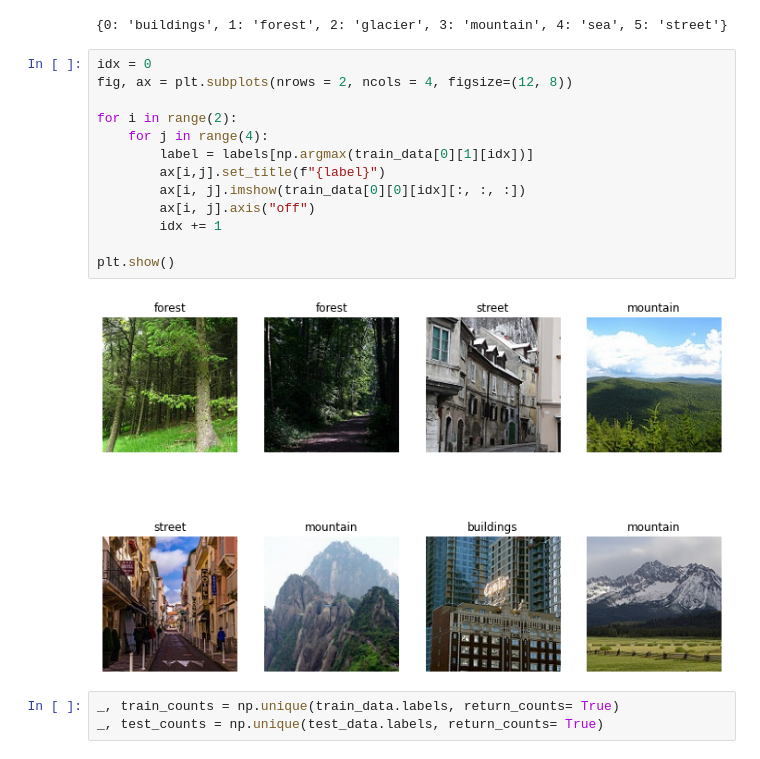
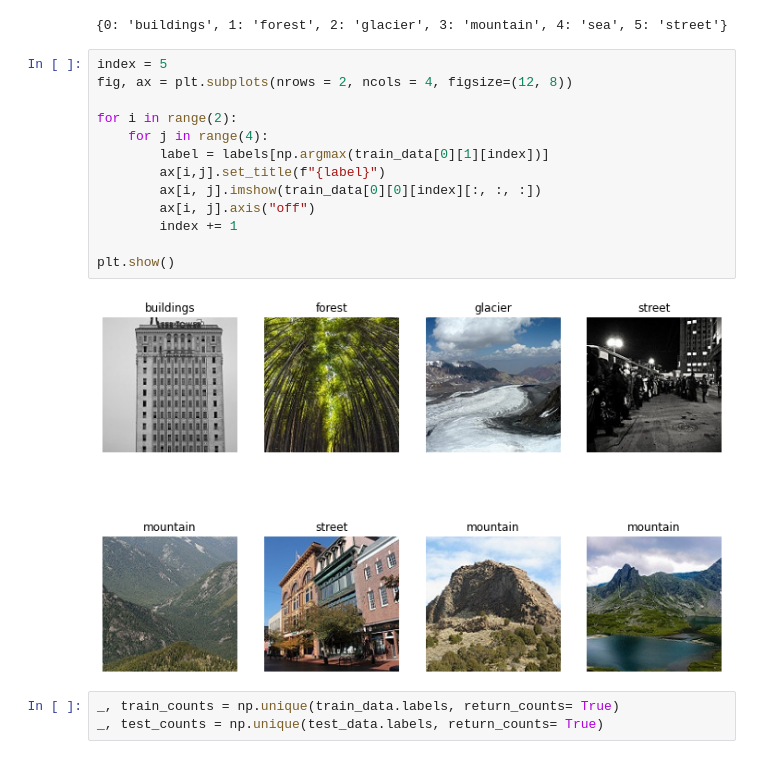
Before and after one commit to akshajt/CNN---Intel-Image-Classification, a Jupyter notebook: cnn.ipynb, the cells around one changed output. Drawn from its saved outputs; the diff is of its cells as text.

```diff
--- a/cnn.ipynb
+++ b/cnn.ipynb
@@ -85,20 +59,20 @@ print(labels)
 # %% [output]
 {0: 'buildings', 1: 'forest', 2: 'glacier', 3: 'mountain', 4: 'sea', 5: 'street'}
 # %%
-idx = 0
+index = 5
 fig, ax = plt.subplots(nrows = 2, ncols = 4, figsize=(12, 8))
 
 for i in range(2):
     for j in range(4):
-        label = labels[np.argmax(train_data[0][1][idx])]
+        label = labels[np.argmax(train_data[0][1][index])]
         ax[i,j].set_title(f"{label}")
-        ax[i, j].imshow(train_data[0][0][idx][:, :, :])
+        ax[i, j].imshow(train_data[0][0][index][:, :, :])
         ax[i, j].axis("off")
-        idx += 1
+        index += 1
 
 plt.show()
 # %% [output]
-[figure, old version]
+[figure, new version]
 # %%
 _, train_counts = np.unique(train_data.labels, return_counts= True)
 _, test_counts = np.unique(test_data.labels, return_counts= True)
```
Also changed, not shown: parts of 4 cells of this notebook.
